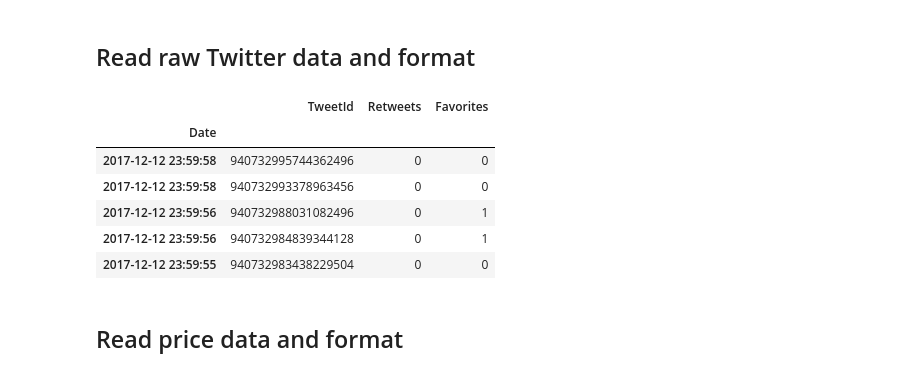
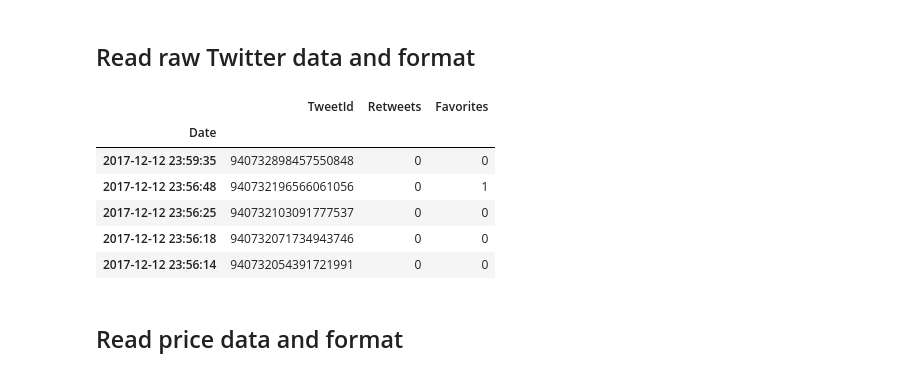
Before and after one commit to fagan2888/DigitalAsset_Analysis, a Jupyter notebook: code/combineTwitterWithPrice.ipynb, the cells around one changed output. Cells and saved outputs as stored; diff of their text form; code cells hidden in the pictures.

```diff
--- a/code/combineTwitterWithPrice.ipynb
+++ b/code/combineTwitterWithPrice.ipynb
@@ -10,17 +10,17 @@ import os
 # %%
 os.chdir('/Users/stevelee/Documents/Research/DigitalAsset_Analysis/data')
 df_twitter = pd.read_csv('bitcoinTweets_big.csv', encoding = "ISO-8859-1", error_bad_lines=False)
 df_twitter['Date'] = pd.to_datetime(df_twitter['Date'], format='%Y/%m/%d %H:%M:%S', errors='coerce')
-df_twitter = df_twitter.set_index('Date').dropna().drop_duplicates(subset='TweetId')
+df_twitter = df_twitter.set_index('Date').dropna().drop_duplicates(subset='TweetId', keep=False)
 df_twitter.head()
 # %% [output]
 |  | TweetId | Retweets | Favorites |
 | Date |  |  |  |
-| 2017-12-12 23:59:58 | 940732995744362496 | 0 | 0 |
-| 2017-12-12 23:59:58 | 940732993378963456 | 0 | 0 |
-| 2017-12-12 23:59:56 | 940732988031082496 | 0 | 1 |
-| 2017-12-12 23:59:56 | 940732984839344128 | 0 | 1 |
-| 2017-12-12 23:59:55 | 940732983438229504 | 0 | 0 |
+| 2017-12-12 23:59:35 | 940732898457550848 | 0 | 0 |
+| 2017-12-12 23:56:48 | 940732196566061056 | 0 | 1 |
+| 2017-12-12 23:56:25 | 940732103091777537 | 0 | 0 |
+| 2017-12-12 23:56:18 | 940732071734943746 | 0 | 0 |
+| 2017-12-12 23:56:14 | 940732054391721991 | 0 | 0 |
 # %% [markdown]
 ## Read price data and format
 # %%
```
Also changed, not shown: parts of 3 cells of this notebook, 12 other files.
